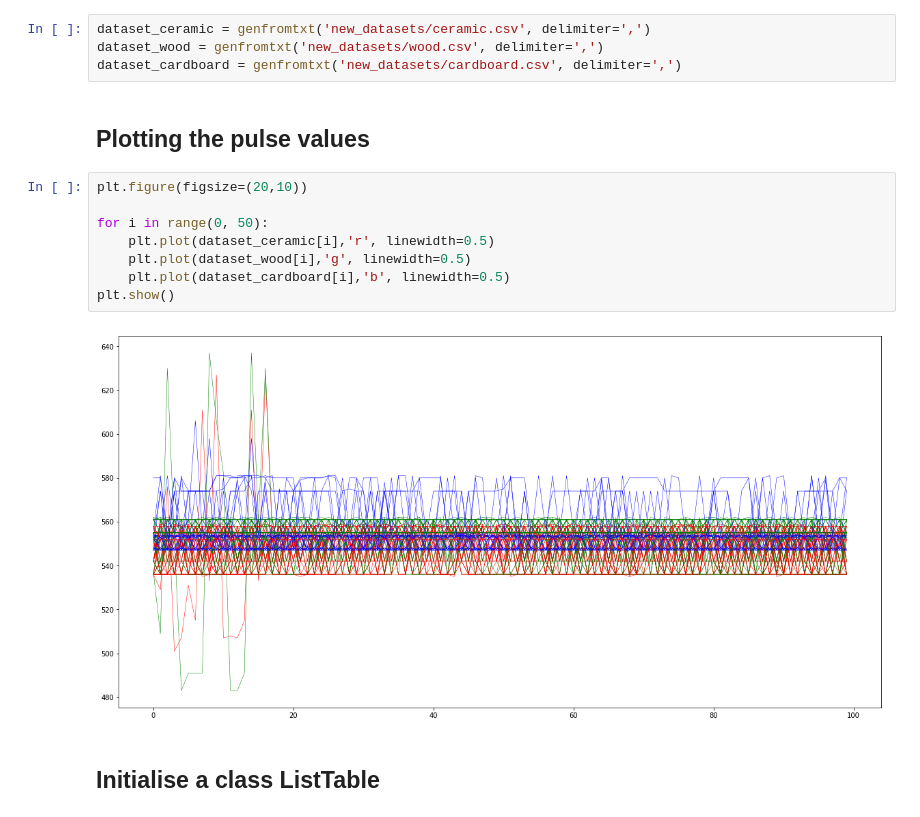
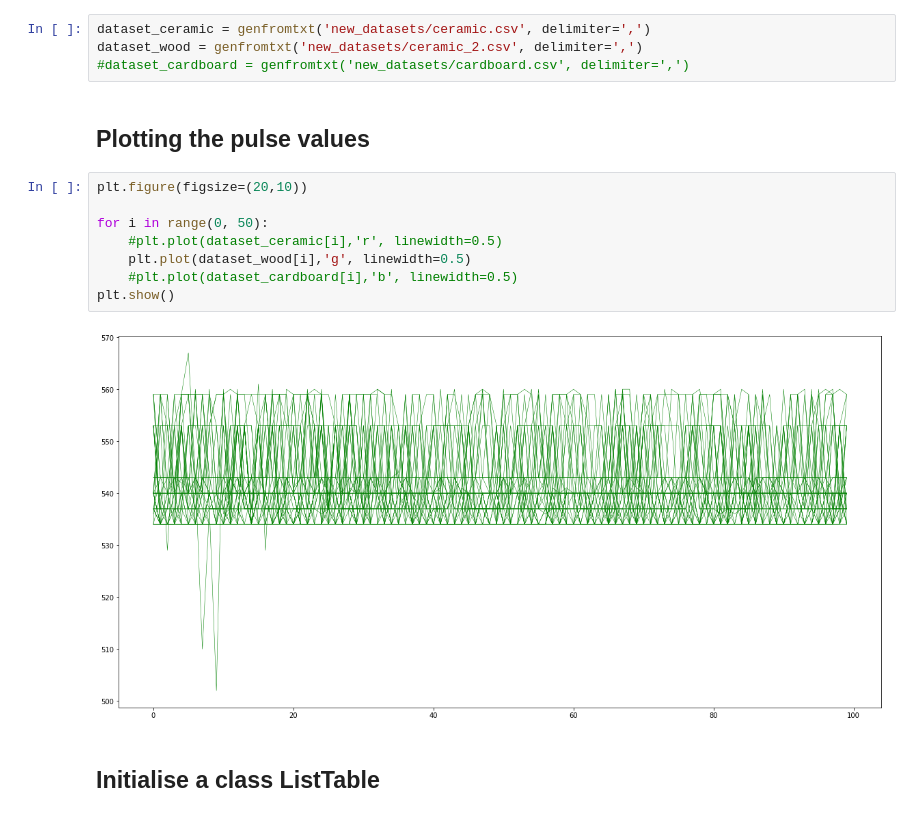
Before and after one commit to AnshulHedau/Pehchaan-The-Identifier, a Jupyter notebook: Data_Analysis_Python/Data Classification.ipynb, the cells around one changed output. Cells and saved outputs as stored; diff of their text form.

```diff
--- a/Data_Analysis_Python/Data Classification.ipynb
+++ b/Data_Analysis_Python/Data Classification.ipynb
@@ -26,20 +26,20 @@ plt.show()
 Each of the dataset contain a total of 10,000 points in the form of 100x100 format. All the different datapoints have been collected with the apparatus being kept at a distance of 8cm from the object.
 # %%
 dataset_ceramic = genfromtxt('new_datasets/ceramic.csv', delimiter=',')
-dataset_wood = genfromtxt('new_datasets/wood.csv', delimiter=',')
-dataset_cardboard = genfromtxt('new_datasets/cardboard.csv', delimiter=',')
+dataset_wood = genfromtxt('new_datasets/ceramic_2.csv', delimiter=',')
+#dataset_cardboard = genfromtxt('new_datasets/cardboard.csv', delimiter=',')
 # %% [markdown]
 ## Plotting the pulse values
 # %%
 plt.figure(figsize=(20,10))
 
 for i in range(0, 50):
-    plt.plot(dataset_ceramic[i],'r', linewidth=0.5)
+    #plt.plot(dataset_ceramic[i],'r', linewidth=0.5)
     plt.plot(dataset_wood[i],'g', linewidth=0.5)
-    plt.plot(dataset_cardboard[i],'b', linewidth=0.5)
+    #plt.plot(dataset_cardboard[i],'b', linewidth=0.5)
 plt.show()
 # %% [output]
-[figure, old version]
+[figure, new version]
 # %% [markdown]
 ## Initialise a class ListTable
 # %%
```
Also changed, not shown: 12 other files.
